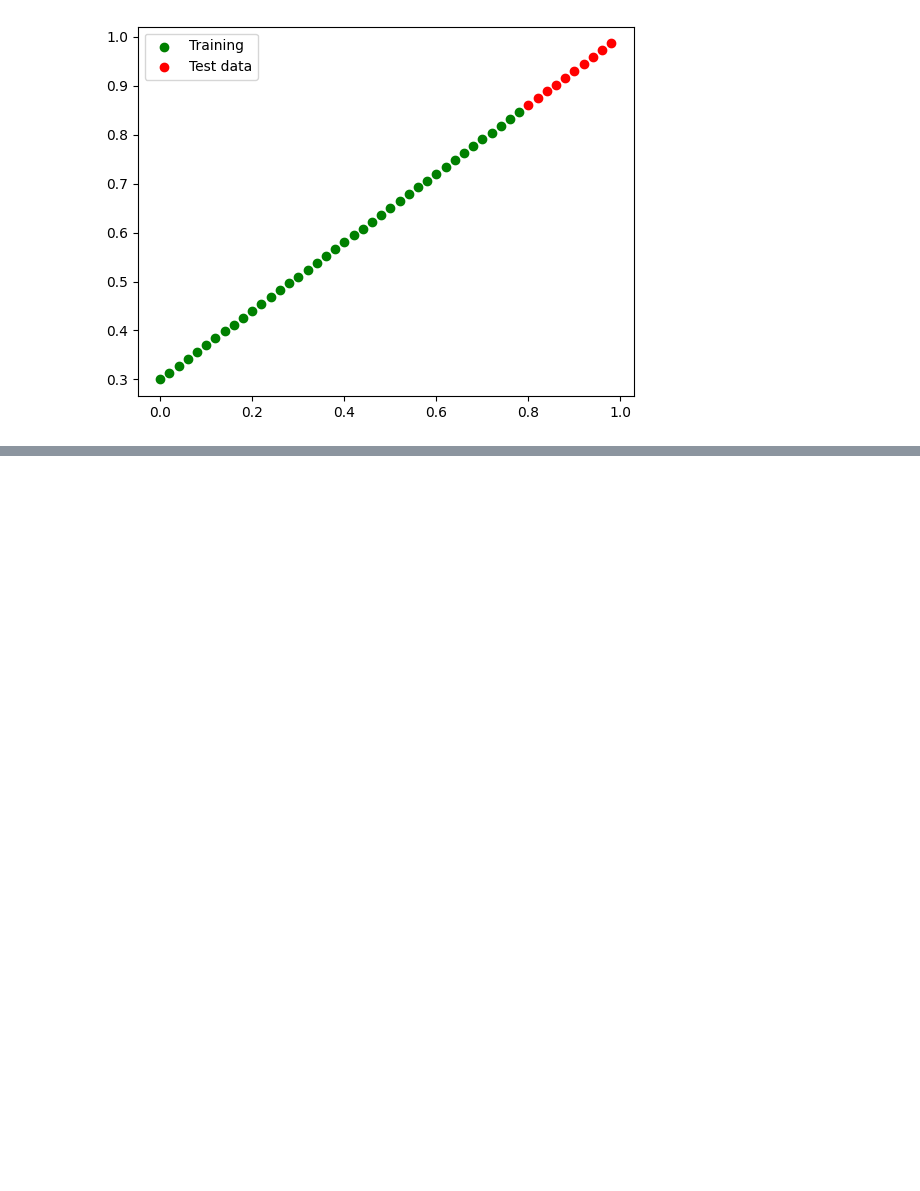
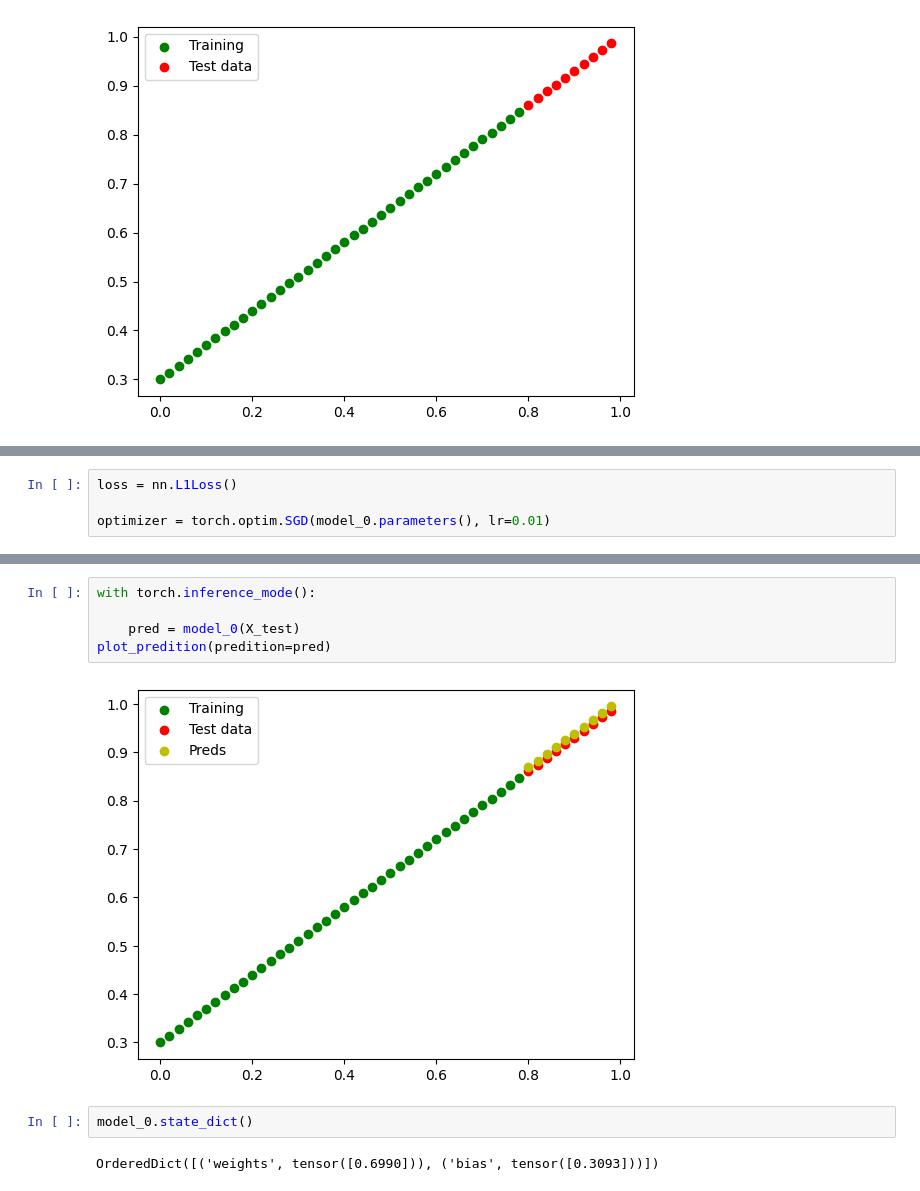
Before and after one commit to Linux-Server/ZTM, a Jupyter notebook: pytorch/01_workflow/1.ipynb, the cells around one changed output, grey strips where cells are left out. Cells and saved outputs as stored; diff of their text form; blank space fills up the shorter version.

```diff
--- a/pytorch/01_workflow/1.ipynb
+++ b/pytorch/01_workflow/1.ipynb
@@ -76,0 +106,4 @@ class LinearRegression(nn.Module):
+# %%
+loss = nn.L1Loss()
+
+optimizer = torch.optim.SGD(model_0.parameters(), lr=0.01)
@@ -76,0 +175,11 @@ class LinearRegression(nn.Module):
+# %%
+with torch.inference_mode():
+
+    pred = model_0(X_test)
+plot_predition(predition=pred)
+# %% [output]
+[figure, added]
+# %%
+model_0.state_dict()
+# %% [output]
+OrderedDict([('weights', tensor([0.6990])), ('bias', tensor([0.3093]))])
```
Also changed, not shown: parts of 9 cells of this notebook, 5 other files.
